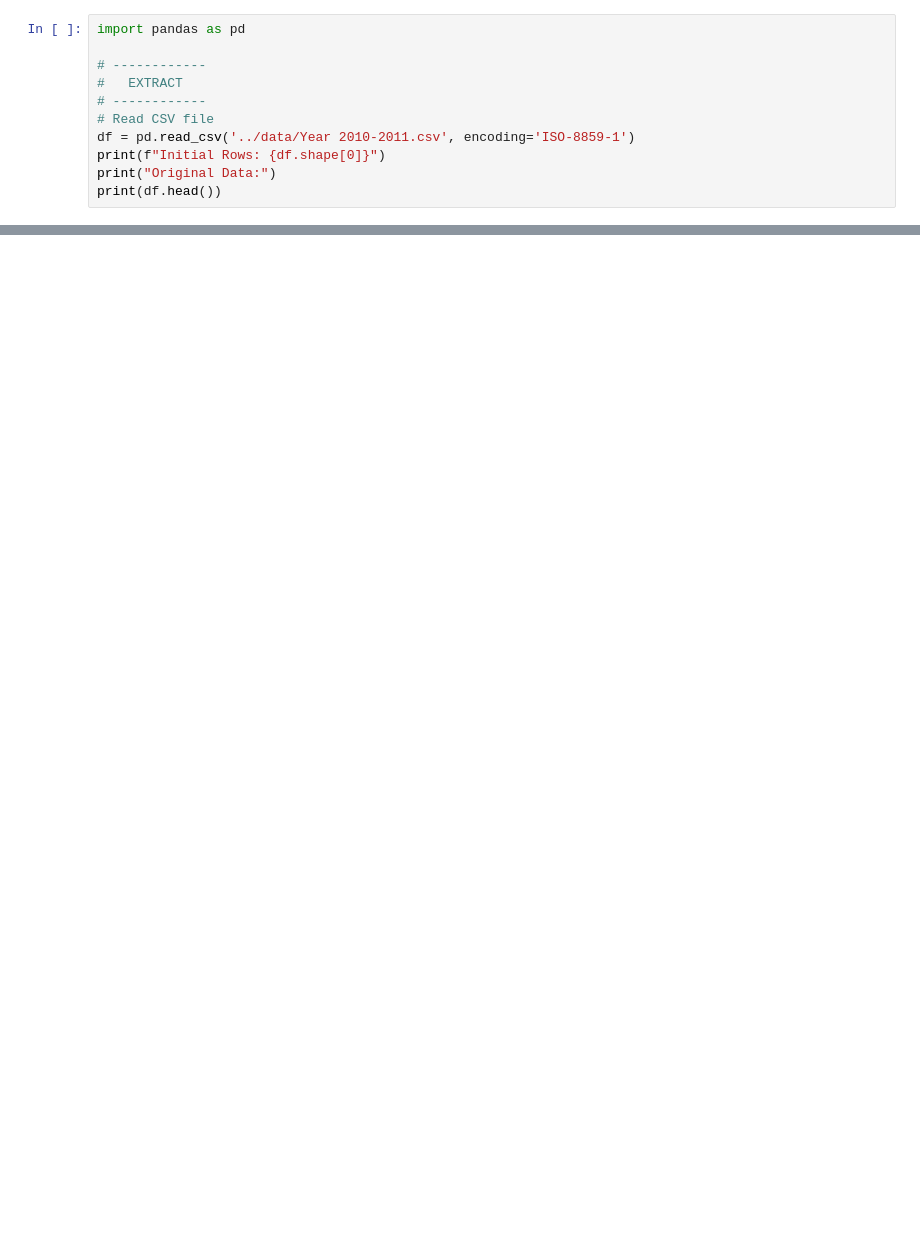
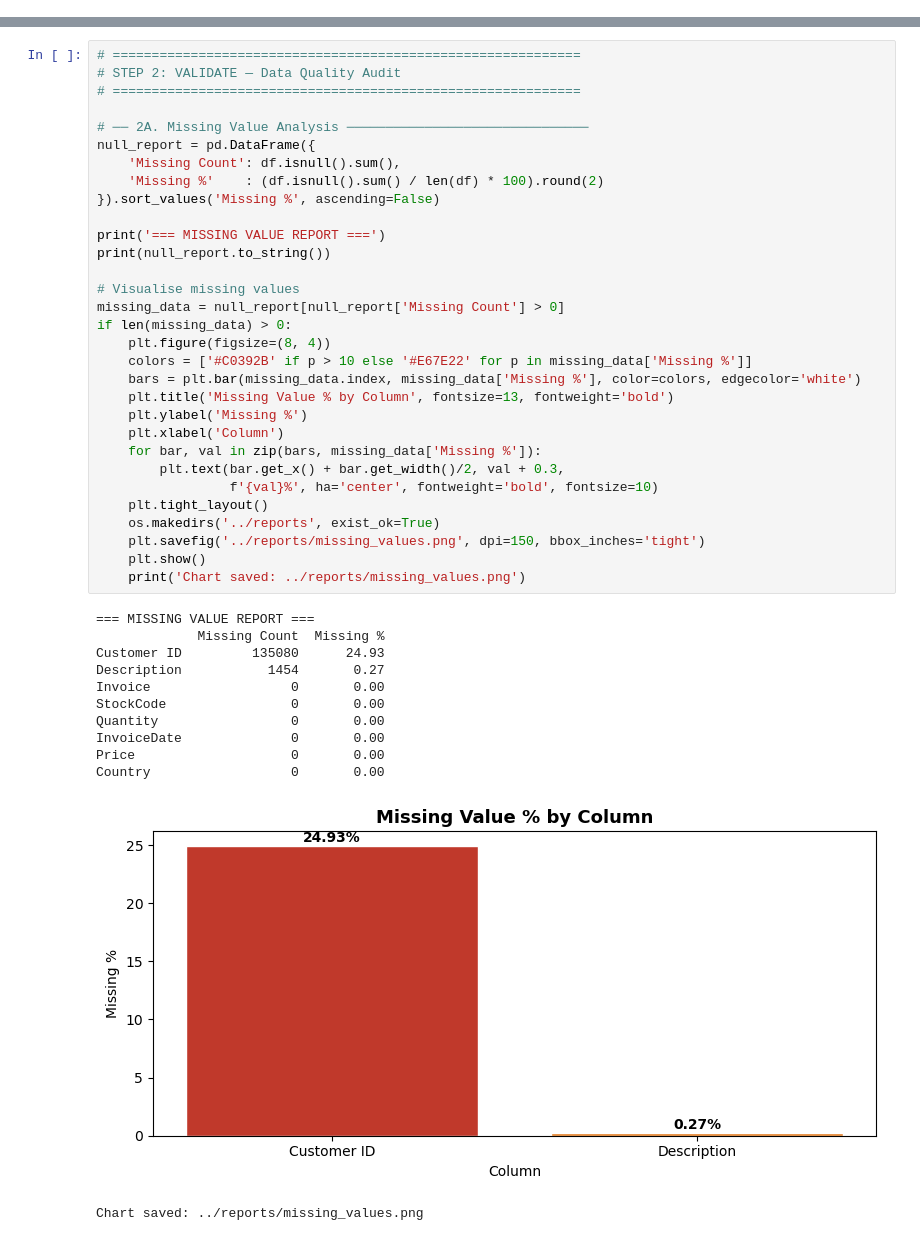
Before and after one commit to principles-of-data-science-cw-2/group-assignment, a Jupyter notebook: notebooks/01_etl.ipynb, the cells around one changed output, grey strips where cells are left out. Drawn from its saved outputs; the diff is of its cells as text; blank space fills up the shorter version.

```diff
--- a/notebooks/01_etl.ipynb
+++ b/notebooks/01_etl.ipynb
@@ -47,11 +0,0 @@ The pipeline follows a structured three-step approach:
-# %%
-import pandas as pd
-
-# ------------
-#   EXTRACT
-# ------------
-# Read CSV file
-df = pd.read_csv('../data/Year 2010-2011.csv', encoding='ISO-8859-1')
-print(f"Initial Rows: {df.shape[0]}")
-print("Original Data:")
-print(df.head())
@@ -147,0 +185,44 @@ ETL process completed!
+# %%
+# ============================================================
+# STEP 2: VALIDATE — Data Quality Audit
+# ============================================================
+
+# ── 2A. Missing Value Analysis ───────────────────────────────
+null_report = pd.DataFrame({
+    'Missing Count': df.isnull().sum(),
+    'Missing %'    : (df.isnull().sum() / len(df) * 100).round(2)
+}).sort_values('Missing %', ascending=False)
+
+print('=== MISSING VALUE REPORT ===')
+print(null_report.to_string())
+
+# Visualise missing values
+missing_data = null_report[null_report['Missing Count'] > 0]
+if len(missing_data) > 0:
+    plt.figure(figsize=(8, 4))
+    colors = ['#C0392B' if p > 10 else '#E67E22' for p in missing_data['Missing %']]
+    bars = plt.bar(missing_data.index, missing_data['Missing %'], color=colors, edgecolor='white')
+    plt.title('Missing Value % by Column', fontsize=13, fontweight='bold')
+    plt.ylabel('Missing %')
+    plt.xlabel('Column')
+    for bar, val in zip(bars, missing_data['Missing %']):
+        plt.text(bar.get_x() + bar.get_width()/2, val + 0.3,
+                 f'{val}%', ha='center', fontweight='bold', fontsize=10)
+    plt.tight_layout()
+    os.makedirs('../reports', exist_ok=True)
+    plt.savefig('../reports/missing_values.png', dpi=150, bbox_inches='tight')
+    plt.show()
+    print('Chart saved: ../reports/missing_values.png')
+# %% [output]
+=== MISSING VALUE REPORT ===
+             Missing Count  Missing %
+Customer ID         135080      24.93
+Description           1454       0.27
+Invoice                  0       0.00
+StockCode                0       0.00
+Quantity                 0       0.00
+InvoiceDate              0       0.00
+Price                    0       0.00
+Country                  0       0.00
+[figure, added]
+Chart saved: ../reports/missing_values.png
```
Also changed, not shown: parts of 26 cells of this notebook.
